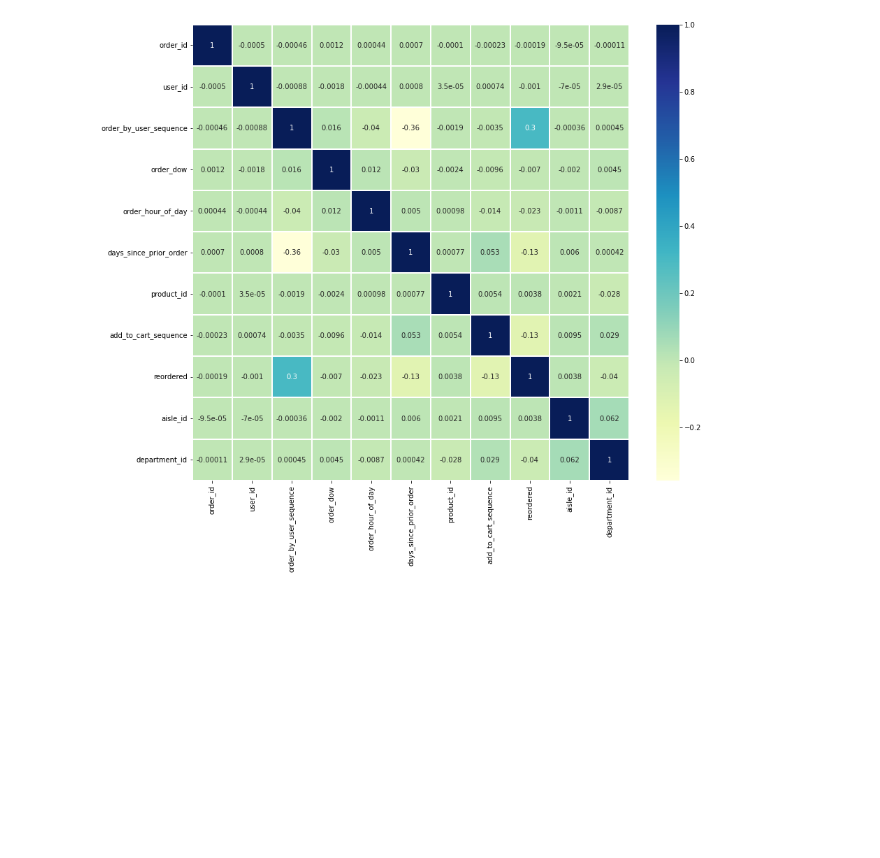
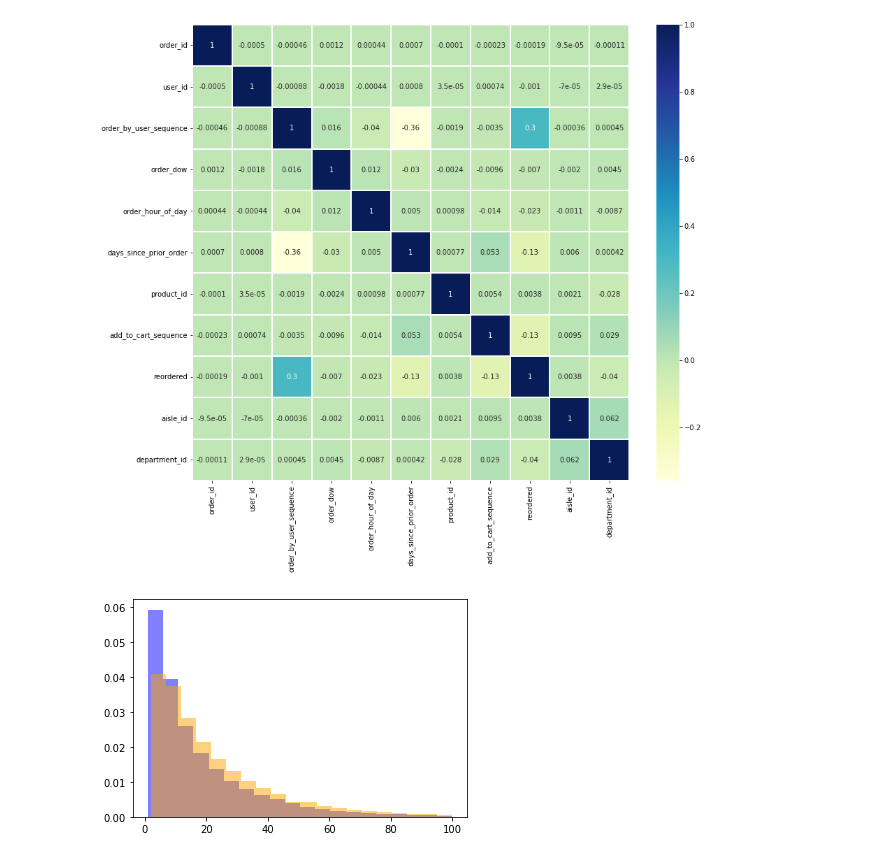
Before and after one commit to fractaldatalearning/Capstone2, a Jupyter notebook: notebooks/eda.ipynb, the cells around one changed output. Saved outputs shown, nothing was run; the diff lists cells and outputs as text; code cells hidden in the pictures; blank space fills up the shorter version.

```diff
--- a/notebooks/eda.ipynb
+++ b/notebooks/eda.ipynb
@@ -262,0 +260,6 @@ plt.yticks(rotation=0);
+# %%
+# Do explore more of the order sequence.
+plt.hist(df['order_by_user_sequence'], color='blue', density=True, alpha=0.5, bins=20)
+plt.hist(reorders['order_by_user_sequence'], color='orange', density=True, alpha=0.5, bins=20);
+# %% [output]
+[figure, added]
```
Also changed, not shown: parts of 5 cells of this notebook.
